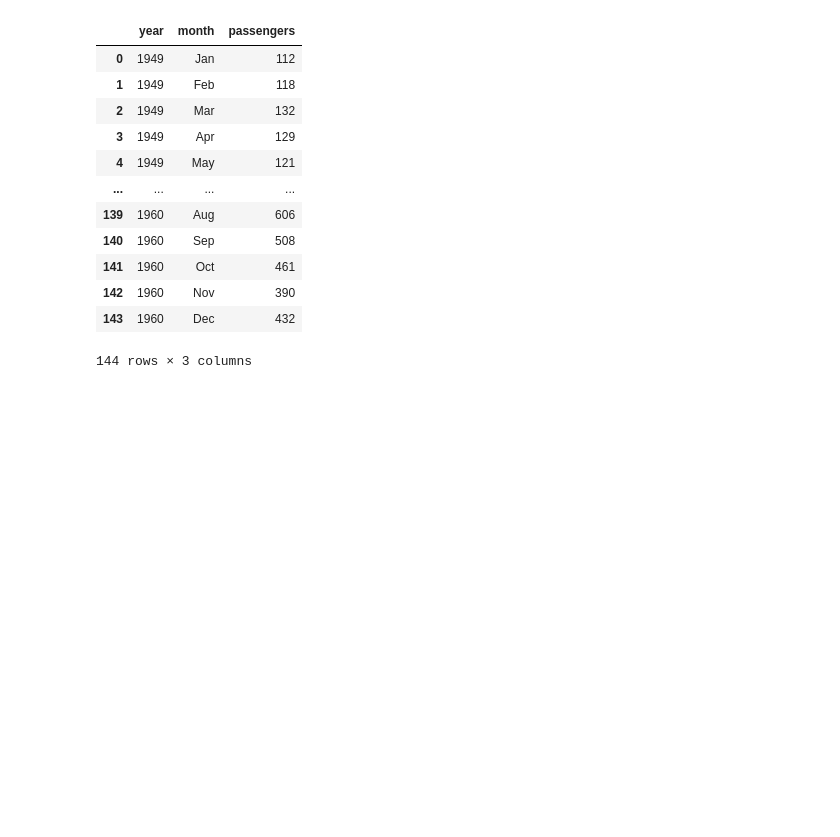
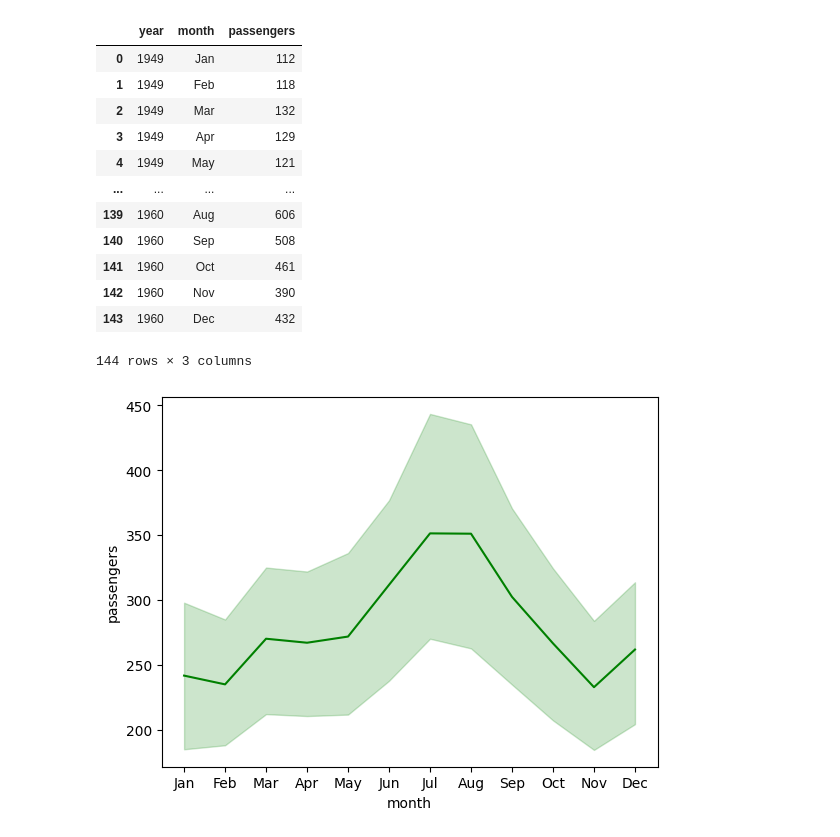
Before and after one commit to sachincredible9/Python_basics, a Jupyter notebook: EDA_Handson.ipynb, the cells around one changed output. Drawn from its saved outputs; the diff is of its cells as text; code cells hidden in the pictures; blank space fills up the shorter version.

```diff
--- a/EDA_Handson.ipynb
+++ b/EDA_Handson.ipynb
@@ -474,3 +478,7 @@ flights_data
 | 142 | 1960 | Nov | 390 |
 | 143 | 1960 | Dec | 432 |
 144 rows × 3 columns
+# %%
+sns.lineplot(data=flights_data, x='month', y='passengers', color='green');
+# %% [output]
+[figure, added]
```
Also changed, not shown: parts of 24 cells of this notebook.
